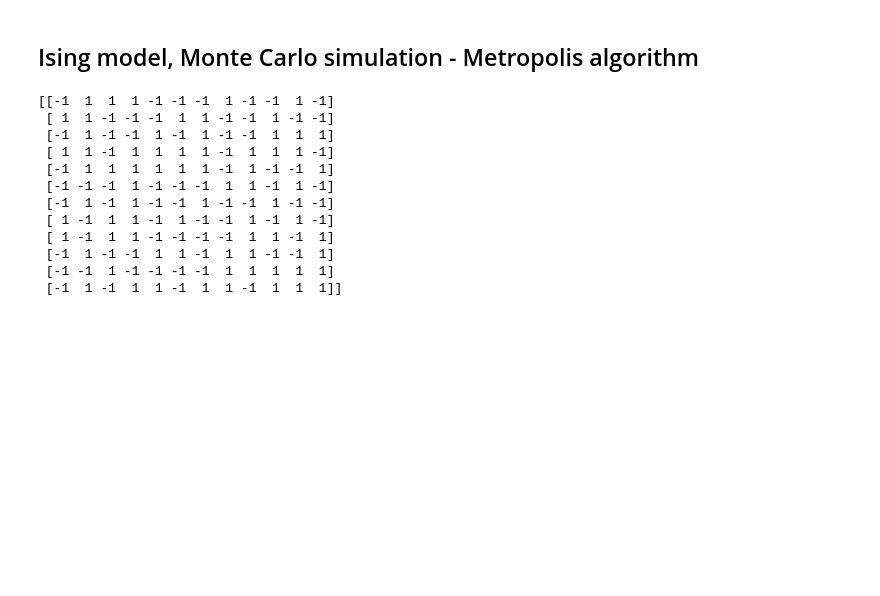
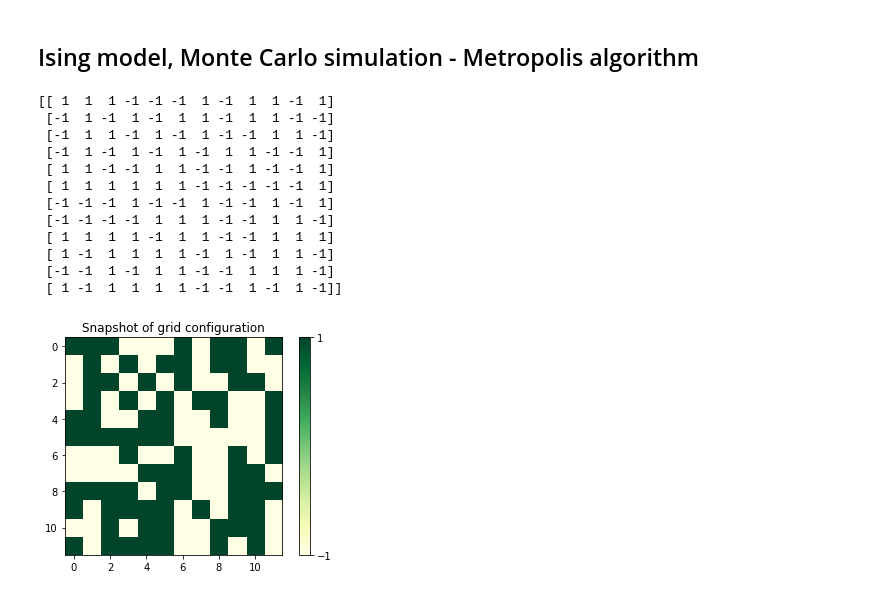
Before and after one commit to kfarbaniec/MC_course, a Jupyter notebook: ising/IsingModel.ipynb, the cells around one changed output. Drawn from its saved outputs; the diff is of its cells as text; code cells hidden in the pictures; blank space fills up the shorter version.

Commit message:
ploting grid snap updated

```diff
--- a/ising/IsingModel.ipynb
+++ b/ising/IsingModel.ipynb
@@ -72,21 +72,29 @@ n1, n2  = 1.0/(gridSize*gridSize*mcSteps), 1.0/(gridSize*gridSize*mcSteps*mcStep
 # scale with system size and steps
 # %%
 grid = Grid(gridSize)
-# %%
-print(grid.config)
-# %% [output]
-[[-1  1  1  1 -1 -1 -1  1 -1 -1  1 -1]
- [ 1  1 -1 -1 -1  1  1 -1 -1  1 -1 -1]
- [-1  1 -1 -1  1 -1  1 -1 -1  1  1  1]
- [ 1  1 -1  1  1  1  1 -1  1  1  1 -1]
- [-1  1  1  1  1  1  1 -1  1 -1 -1  1]
- [-1 -1 -1  1 -1 -1 -1  1  1 -1  1 -1]
- [-1  1 -1  1 -1 -1  1 -1 -1  1 -1 -1]
- [ 1 -1  1  1 -1  1 -1 -1  1 -1  1 -1]
- [ 1 -1  1  1 -1 -1 -1 -1  1  1 -1  1]
- [-1  1 -1 -1  1  1 -1  1  1 -1 -1  1]
- [-1 -1  1 -1 -1 -1 -1  1  1  1  1  1]
- [-1  1 -1  1  1 -1  1  1 -1  1  1  1]]
+# %%
+print(grid.config)
+fig, ax = plt.subplots()
+ax.set_title("Snapshot of grid configuration")
+cbar = ax.figure.colorbar(im, ax=ax, )
+cbar.ax.set_ylabel(" ", rotation=-90, va="bottom")
+cbar.set_ticks([-1.0 , 1.0])
+cbar.values = [-1.0, 1.0]
+im = ax.imshow(grid.config, cmap='YlGn')
+# %% [output]
+[[ 1  1  1 -1 -1 -1  1 -1  1  1 -1  1]
+ [-1  1 -1  1 -1  1  1 -1  1  1 -1 -1]
+ [-1  1  1 -1  1 -1  1 -1 -1  1  1 -1]
+ [-1  1 -1  1 -1  1 -1  1  1 -1 -1  1]
+ [ 1  1 -1 -1  1  1 -1 -1  1 -1 -1  1]
+ [ 1  1  1  1  1  1 -1 -1 -1 -1 -1  1]
+ [-1 -1 -1  1 -1 -1  1 -1 -1  1 -1  1]
+ [-1 -1 -1 -1  1  1  1 -1 -1  1  1 -1]
+ [ 1  1  1  1 -1  1  1 -1 -1  1  1  1]
+ [ 1 -1  1  1  1  1 -1  1 -1  1  1 -1]
+ [-1 -1  1 -1  1  1 -1 -1  1  1  1 -1]
+ [ 1 -1  1  1  1  1 -1 -1  1 -1  1 -1]]
+[figure, added]
 # %%
 #----------------------------------------------------------------------
 #  MAIN PART OF THE CODE
```
Also changed, not shown: parts of 1 cell of this notebook.
